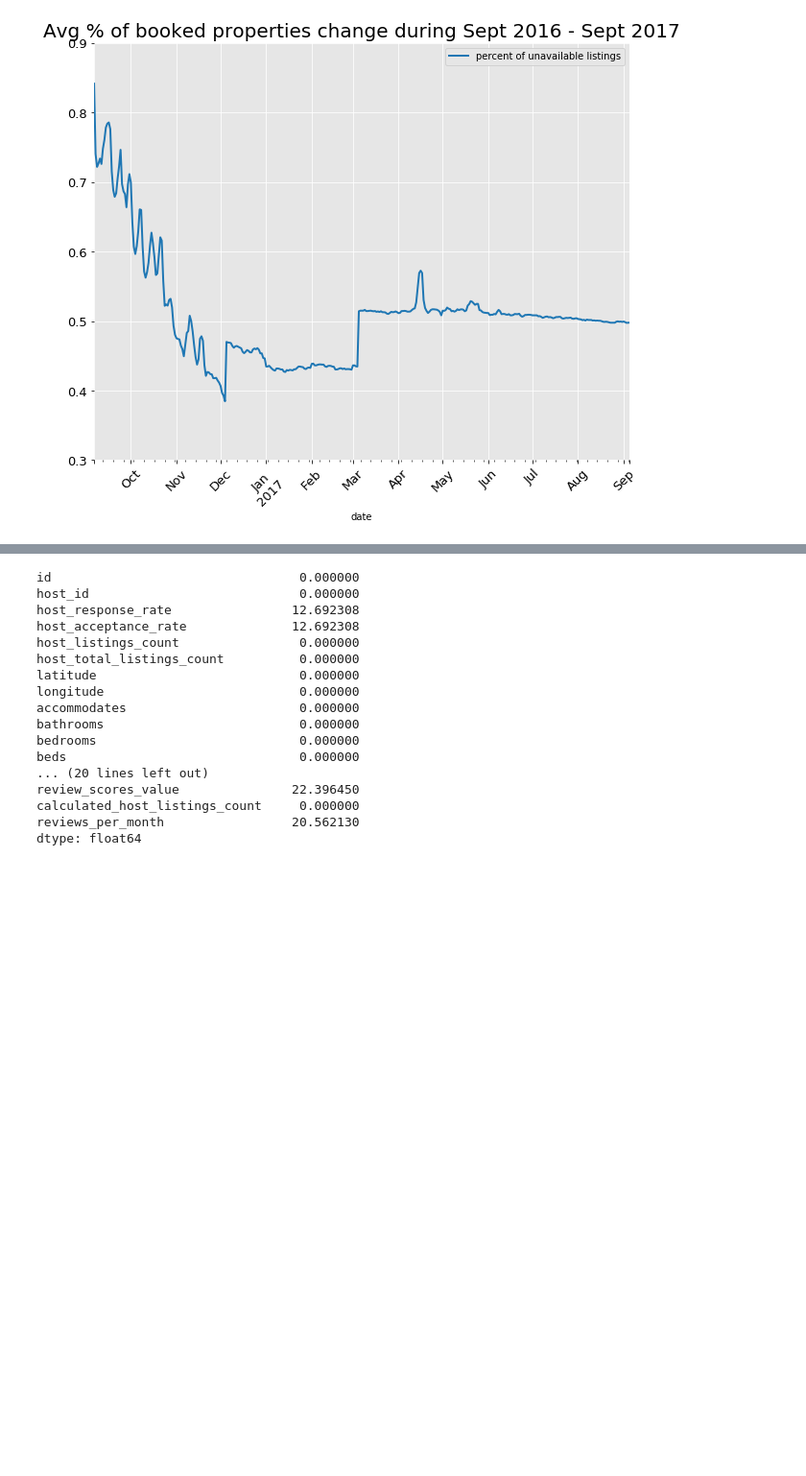
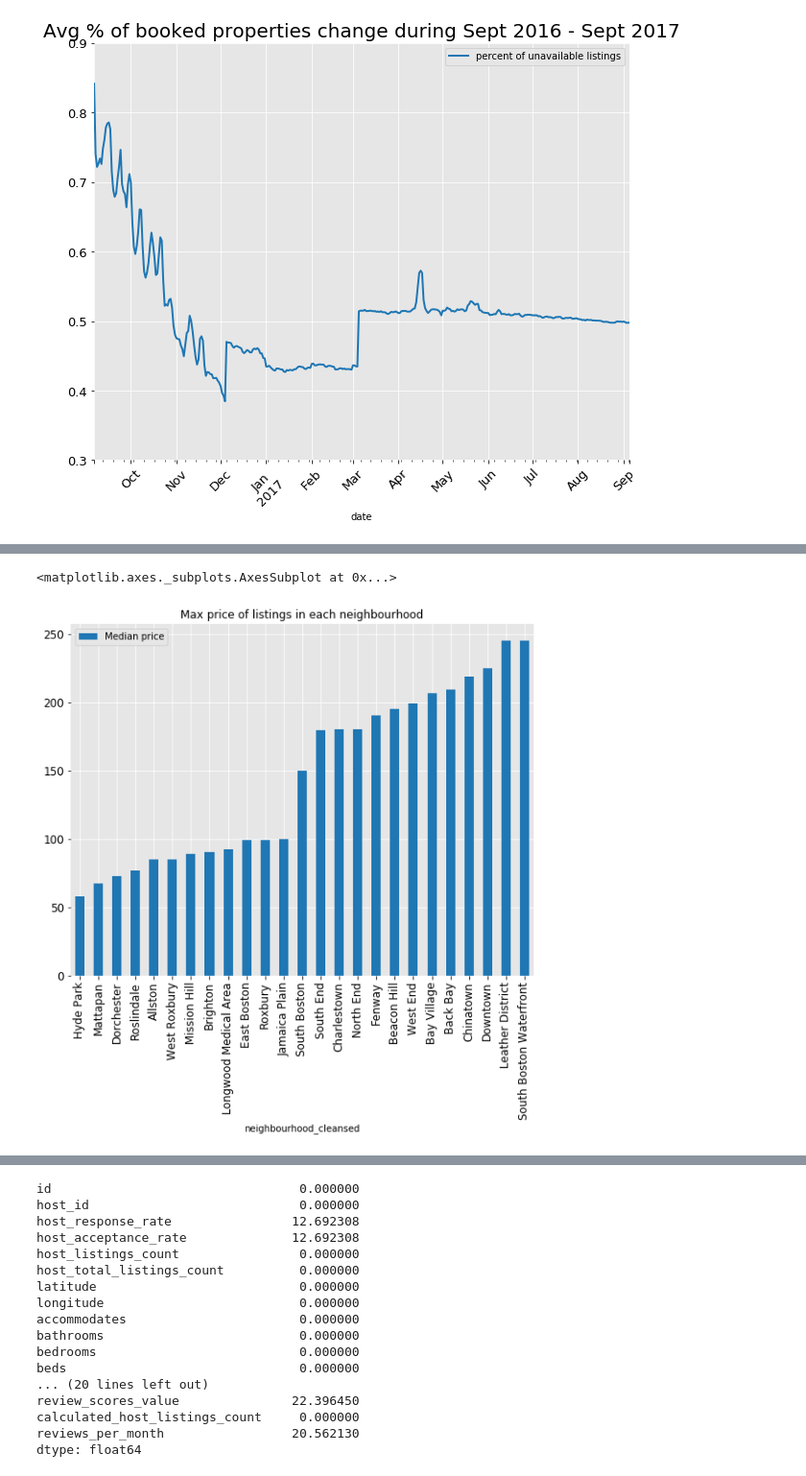
Before and after one commit to ShimmyD/Boston-Airbnb-Data-Analysis, a Jupyter notebook: Boston_Airbnb.ipynb, the cells around one changed output, grey strips where cells are left out. Shown at 96% size. Cells and saved outputs as stored; diff of their text form; code cells hidden in the pictures; blank space fills up the shorter version.

```diff
--- a/Boston_Airbnb.ipynb
+++ b/Boston_Airbnb.ipynb
@@ -74,0 +134,12 @@ Text(0.5, 1.0, 'Avg % of booked properties change during Sept 2016 - Sept 2017')
+# %%
+# avg price across different neighbourhood
+avg_price=subset.groupby(['neighbourhood_cleansed']).median()['price']
+avg_price
+avg_price=avg_price.reset_index()
+avg_price.columns=['neighbourhood_cleansed','Median price']
+
+avg_price.sort_values(by=['Median price']).plot(kind='bar',x='neighbourhood_cleansed',y='Median price',legend=True,
+                                                figsize=(9,7),fontsize=12,title='Max price of listings in each neighbourhood')
+# %% [output]
+<matplotlib.axes._subplots.AxesSubplot at 0x...>
+[figure, added]
```
Also changed, not shown: parts of 13 cells of this notebook.
